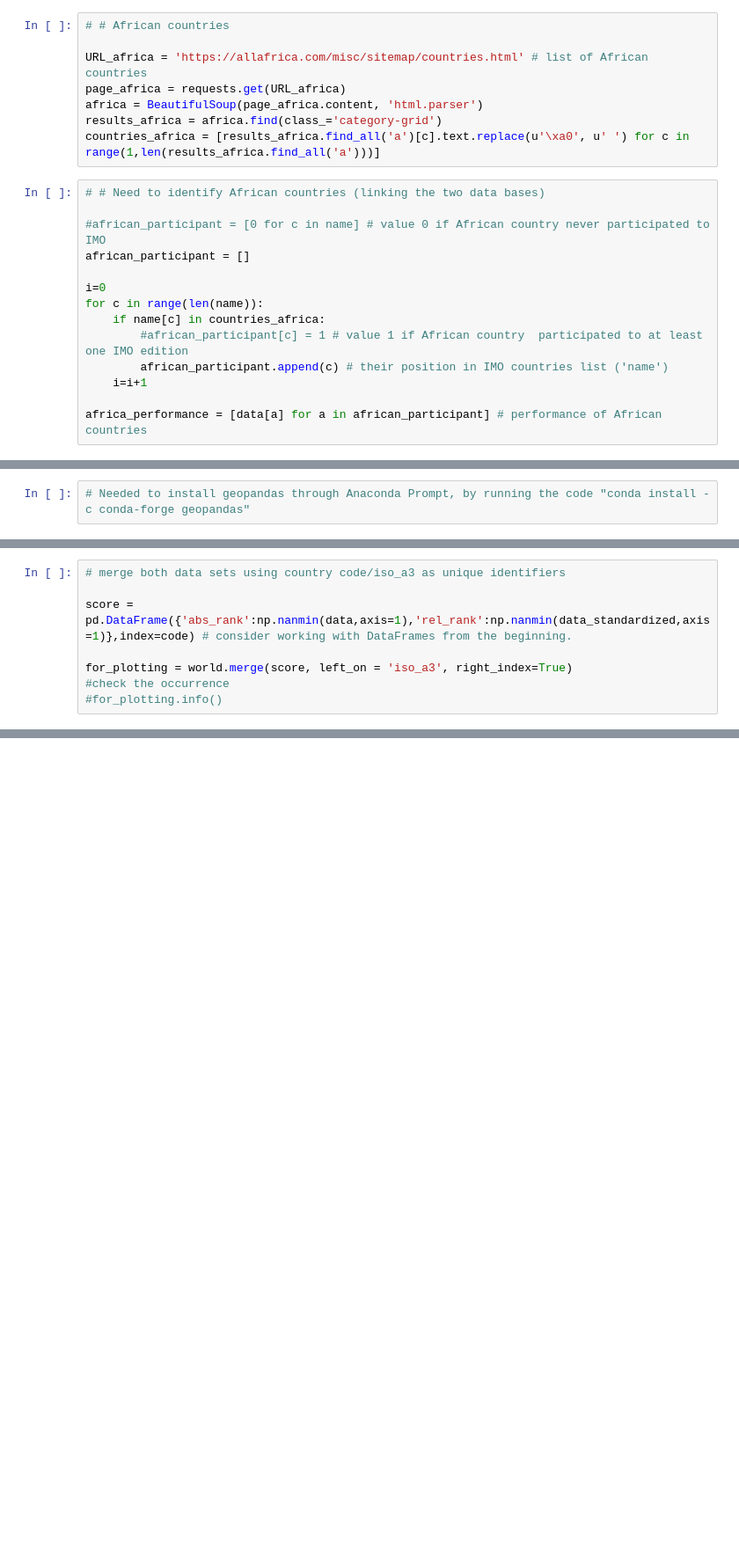
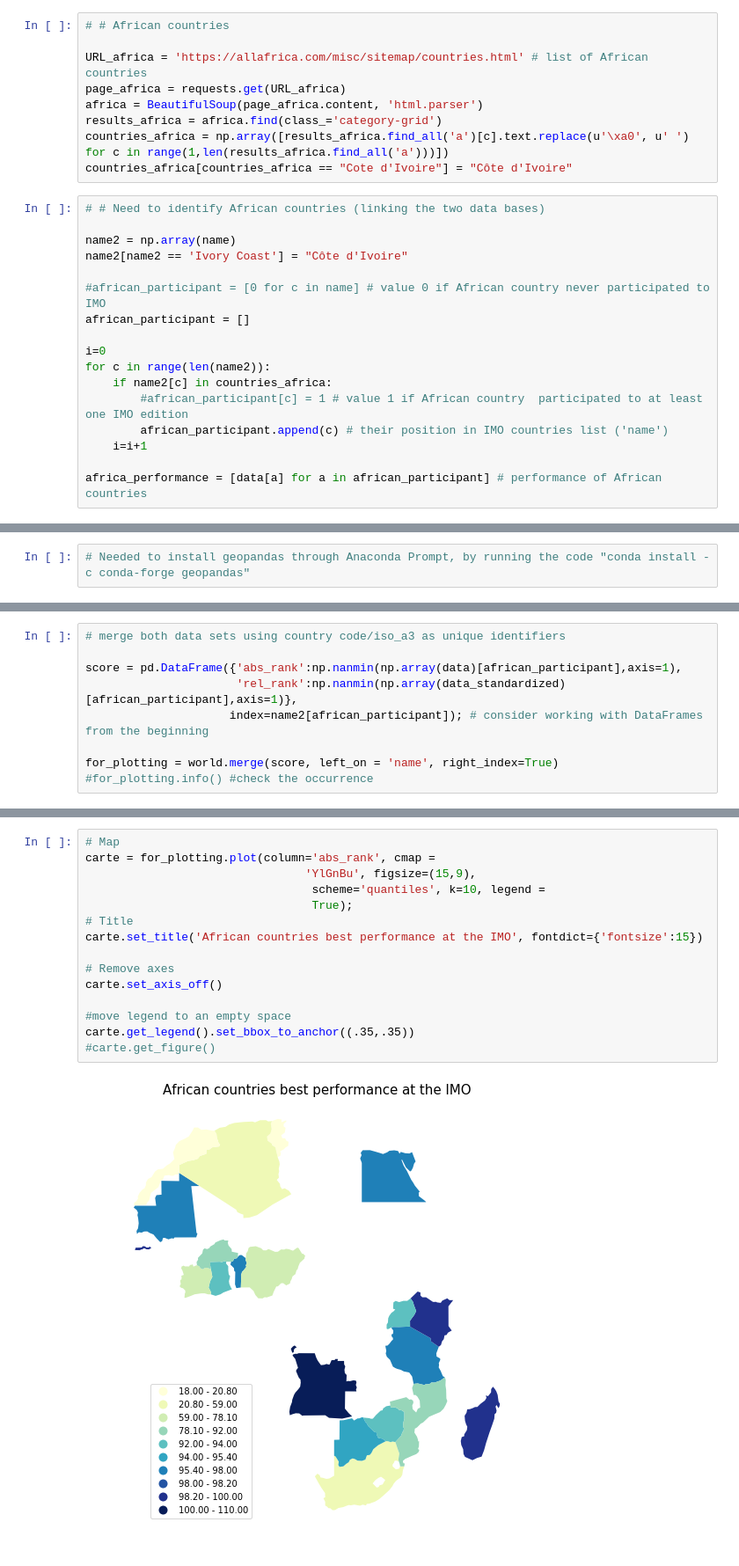
Before and after one commit to Djimdou/Side-Projects, a Jupyter notebook: IMO-Web-Scraping.ipynb, the cells around one changed output, grey strips where cells are left out. Shown at 88% size. Saved outputs shown, nothing was run; the diff lists cells and outputs as text; blank space fills up the shorter version.

```diff
--- a/IMO-Web-Scraping.ipynb
+++ b/IMO-Web-Scraping.ipynb
@@ -39,16 +39,20 @@ URL_africa = 'https://allafrica.com/misc/sitemap/countries.html' # list of Afric
 page_africa = requests.get(URL_africa)
 africa = BeautifulSoup(page_africa.content, 'html.parser')
 results_africa = africa.find(class_='category-grid')
-countries_africa = [results_africa.find_all('a')[c].text.replace(u'\xa0', u' ') for c in range(1,len(results_africa.find_all('a')))]
+countries_africa = np.array([results_africa.find_all('a')[c].text.replace(u'\xa0', u' ') for c in range(1,len(results_africa.find_all('a')))])
+countries_africa[countries_africa == "Cote d'Ivoire"] = "Côte d'Ivoire"
 # %%
 # # Need to identify African countries (linking the two data bases)
+
+name2 = np.array(name)
+name2[name2 == 'Ivory Coast'] = "Côte d'Ivoire"
 
 #african_participant = [0 for c in name] # value 0 if African country never participated to IMO
 african_participant = []
 
 i=0
-for c in range(len(name)):
-    if name[c] in countries_africa:
+for c in range(len(name2)):
+    if name2[c] in countries_africa:
         #african_participant[c] = 1 # value 1 if African country  participated to at least one IMO edition
         african_participant.append(c) # their position in IMO countries list ('name')
     i=i+1
@@ -113,8 +120,9 @@ world = gpd.read_file(gpd.datasets.get_path('naturalearth_lowres'))
 # %%
 # merge both data sets using country code/iso_a3 as unique identifiers
 
-score = pd.DataFrame({'abs_rank':np.nanmin(data,axis=1),'rel_rank':np.nanmin(data_standardized,axis=1)},index=code) # consider working with DataFrames from the beginning.
+score = pd.DataFrame({'abs_rank':np.nanmin(np.array(data)[african_participant],axis=1),
+                      'rel_rank':np.nanmin(np.array(data_standardized)[african_participant],axis=1)},
+                     index=name2[african_participant]); # consider working with DataFrames from the beginning
 
-for_plotting = world.merge(score, left_on = 'iso_a3', right_index=True)
-#check the occurrence
-#for_plotting.info()
+for_plotting = world.merge(score, left_on = 'name', right_index=True)
+#for_plotting.info() #check the occurrence
@@ -120,0 +131,17 @@ for_plotting = world.merge(score, left_on = 'iso_a3', right_index=True)
+# %%
+# Map
+carte = for_plotting.plot(column='abs_rank', cmap =
+                                'YlGnBu', figsize=(15,9),
+                                 scheme='quantiles', k=10, legend =
+                                 True);
+# Title
+carte.set_title('African countries best performance at the IMO', fontdict={'fontsize':15})
+
+# Remove axes
+carte.set_axis_off()
+
+#move legend to an empty space
+carte.get_legend().set_bbox_to_anchor((.35,.35))
+#carte.get_figure()
+# %% [output]
+[figure, added]
```
Also changed, not shown: parts of 7 cells of this notebook.
